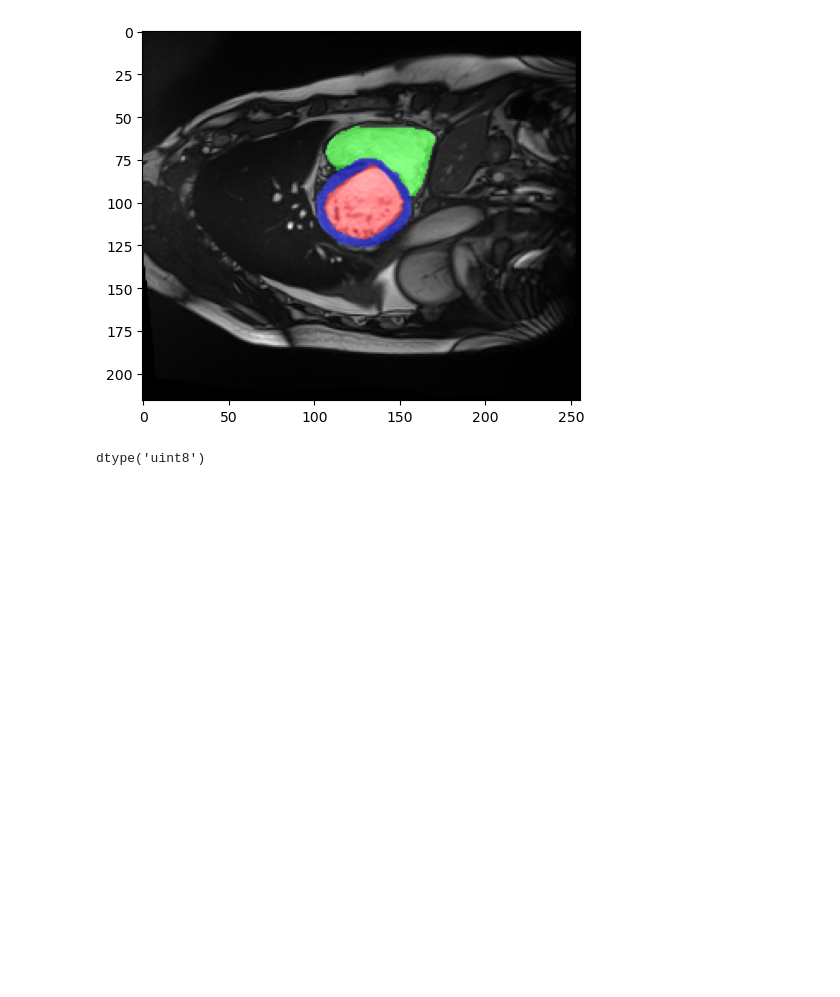
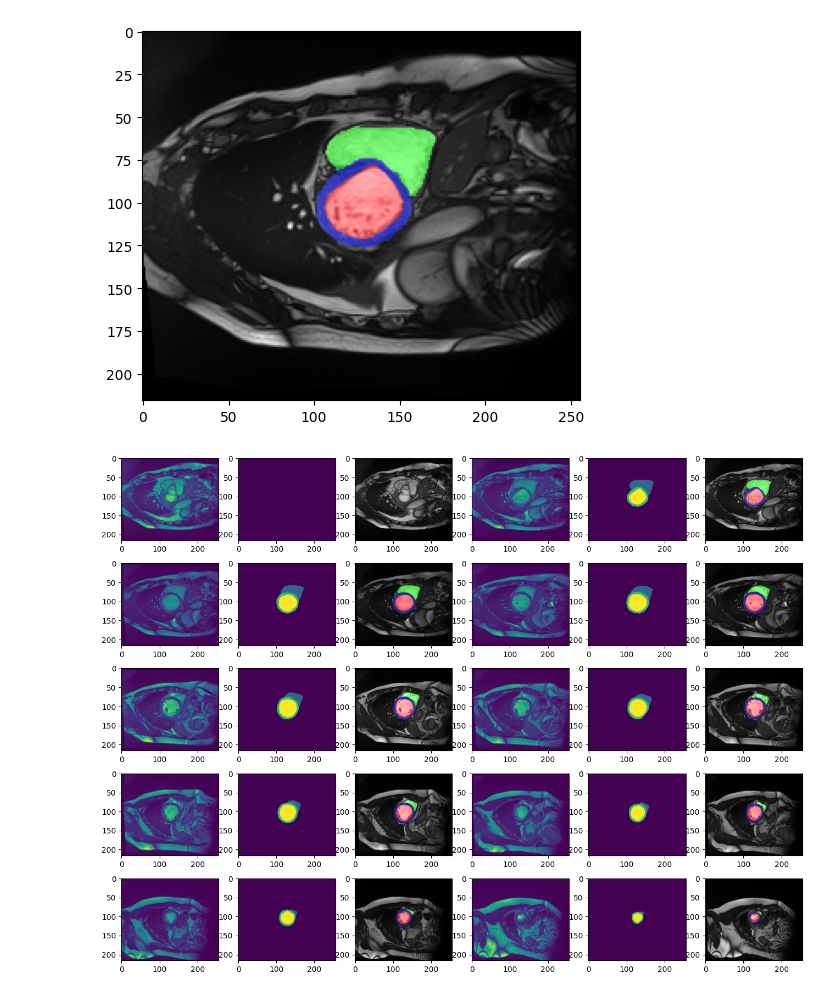
Before and after one commit to drigba/medical_image_segmentation, a Jupyter notebook: open_nii.ipynb, the cells around one changed output. Drawn from its saved outputs; the diff is of its cells as text; code cells hidden in the pictures; blank space fills up the shorter version.

```diff
--- a/open_nii.ipynb
+++ b/open_nii.ipynb
@@ -191,10 +188,22 @@ plt.imshow(vis_img)
 # %% [output]
 <matplotlib.image.AxesImage at 0x...>
 [figure]
-# %%
-normalized_image.astype(np.uint8).dtype
-# %% [output]
-dtype('uint8')
+# %%
+plt.style.use('default')
+fig, axes = plt.subplots(5,6, figsize=(16,12))
+for i, ax in enumerate(axes.reshape(-1)):
+    if i % 3 == 0:
+        ax.imshow(p001_img[i//3,:,:])
+    elif i % 3 == 1:
+        ax.imshow(p001_gt[i//3,:,:])
+    else:
+        normalized_image = cv2.normalize(p001_img[i//3], None, 0, 255, cv2.NORM_MINMAX)
+        normalized_image = normalized_image.astype(np.uint8)
+        vis_img = visualize(normalized_image, masks[i//3])
+        ax.imshow(vis_img)
+plt.show()
+# %% [output]
+[figure, added]
 # %%
 plt.hist(img3.flatten(), bins=256)
 plt.xlabel('Pixel value')
```
Also changed, not shown: parts of 12 cells of this notebook.
